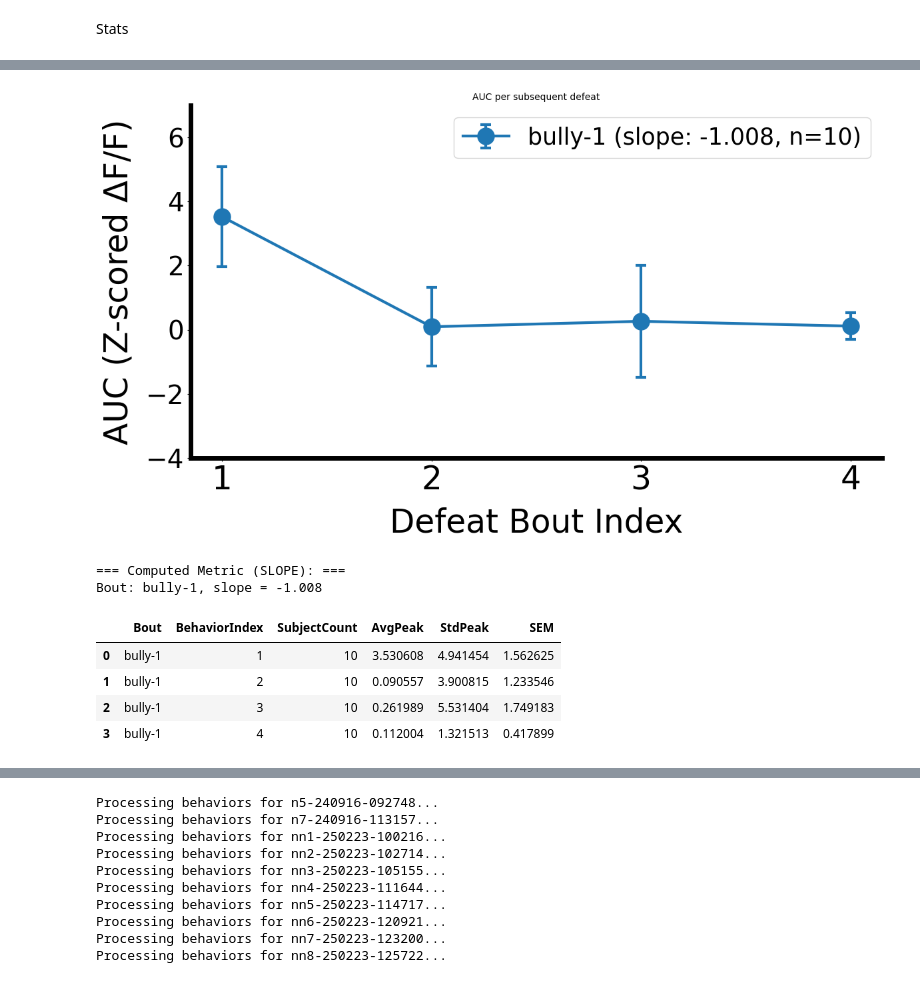
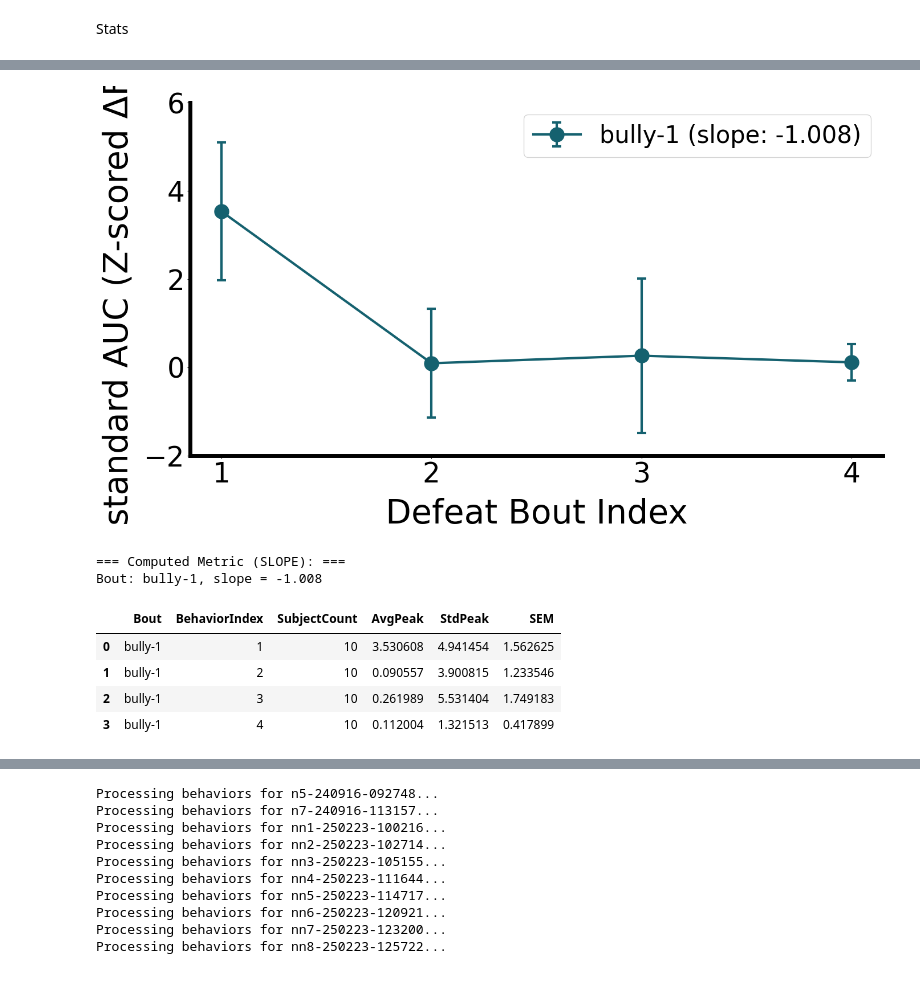
Before and after one commit to AlbertLeei/Fiber_Photometry_revisions, a Jupyter notebook: Social_Defeat/sd_da_analysis.ipynb, the cells around one changed output, grey strips where cells are left out. Cells and saved outputs as stored; diff of their text form; code cells hidden in the pictures.

```diff
--- a/Social_Defeat/sd_da_analysis.ipynb
+++ b/Social_Defeat/sd_da_analysis.ipynb
@@ -165,19 +223,21 @@ Stats
 # %%
 plot_peak_for_subsequent_behaviors(nac_exp_da_dict,
                                    selected_bouts=["bully-1"],
                                    behavior="Defeat",
                                    n_subsequent_behaviors=4,
                                    peak_col='AUC',
                                    xlabel="Defeat Bout Index",
-                                    ylabel="AUC (Z-scored ΔF/F)",
-                                    plot_title="AUC per subsequent defeat",
-                                    ylim = (-4, 7),
-                                    custom_colors=None,
-                                    save_path=None)
-                                    # figsize=(14,8),
-                                    # save_path=r"C:\Users\alber\OneDrive\Documents\GitHub\Fiber_Photometry\Social_Defeat\mPFC_defeat.png")
+                                    ylabel="standard AUC (Z-scored ΔF/F)",
+                                    plot_title="",
+                                    ylim = (-2, 6),
+                                    custom_colors=nac_color,
+                                    # save_path=None,
+                                    figsize=(14,8),
+                                    # save=True,
+                                    save_path=r"C:\Users\alber\Downloads\NAc_defeat_AUC.png"
+                                    )
 # %% [output]
-[figure, old version]
+[figure, new version]
 === Computed Metric (SLOPE): ===
 Bout: bully-1, slope = -1.008
 |  | Bout | BehaviorIndex | SubjectCount | AvgPeak | StdPeak | SEM |
```
Also changed, not shown: parts of 6 cells of this notebook, 42 other files.
